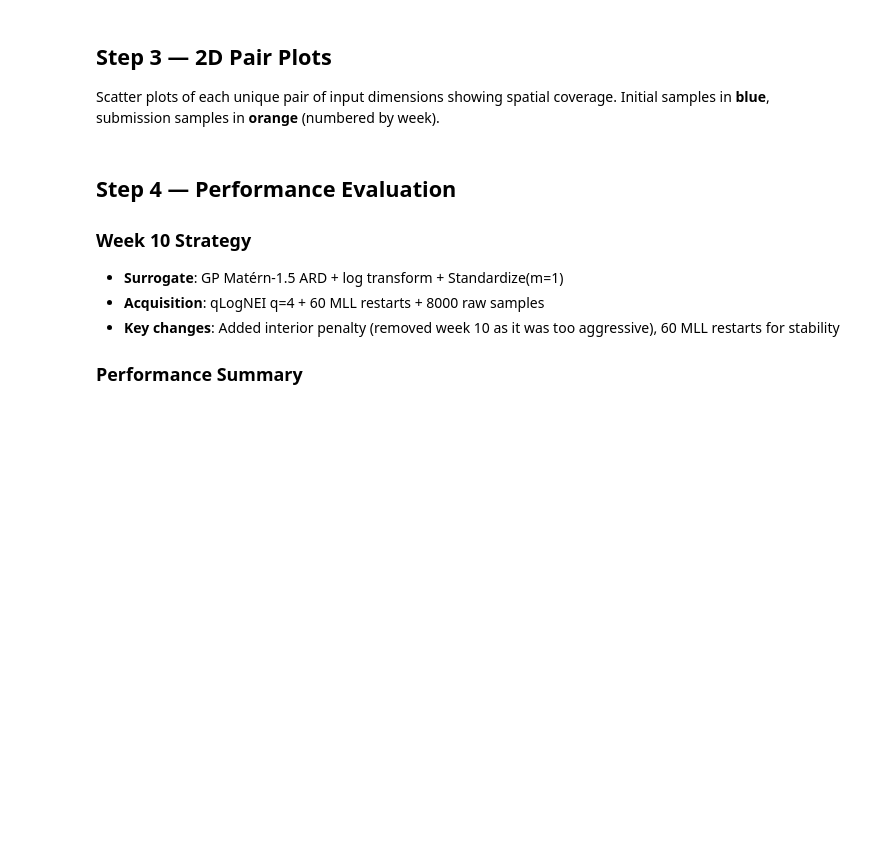
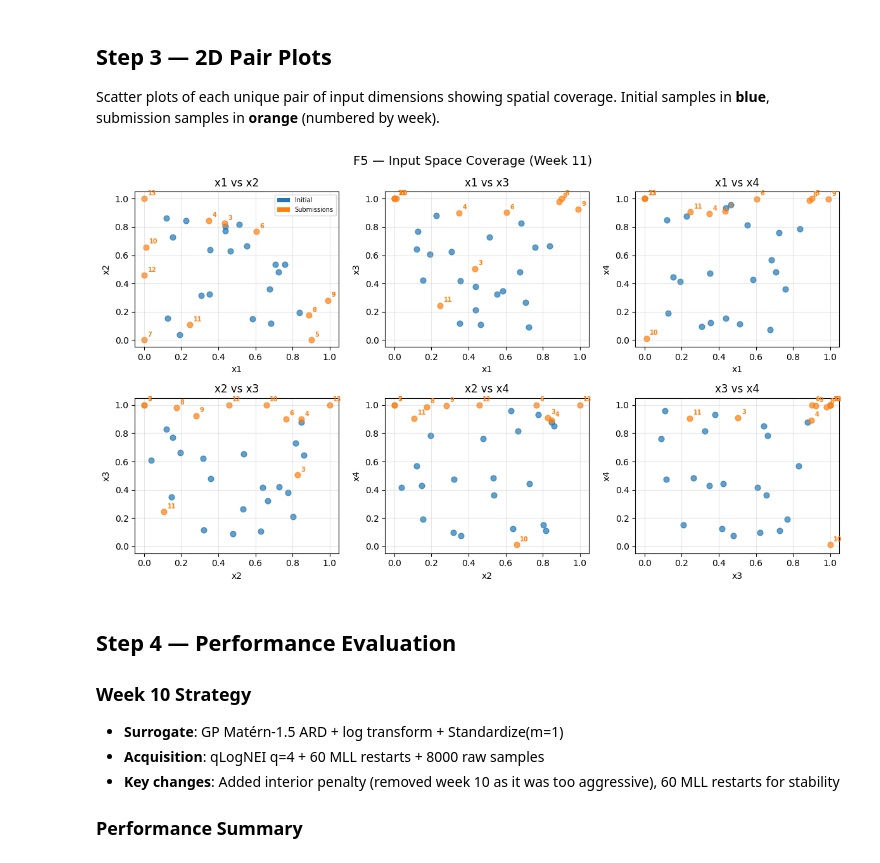
Before and after one commit to brucediesel/capstone-sdd, a Jupyter notebook: functions/f5/f5 - week 11.ipynb, the cells around one changed output. Drawn from its saved outputs; the diff is of its cells as text; code cells hidden in the pictures; blank space fills up the shorter version.

```diff
--- a/functions/f5/f5 - week 11.ipynb
+++ b/functions/f5/f5 - week 11.ipynb
@@ -78,70 +98,53 @@ plt.show()
 
 Scatter plots of each unique pair of input dimensions showing spatial coverage. Initial samples in **blue**, submission samples in **orange** (numbered by week).
 # %%
-# Generate all unique pairs of input dimensions
 pairs = list(combinations(range(N_DIMS), 2))
 n_pairs = len(pairs)
 
-# Find the overall best output
-best_idx = np.argmax(outputs)
+n_cols = min(n_pairs, 3) if n_pairs <= 6 else min(n_pairs, 5)
+n_rows = math.ceil(n_pairs / n_cols)
+fig_width = n_cols * 4
+fig_height = n_rows * 3.5
 
-if n_pairs == 0:
-    print('Only 1 dimension — no pair plots to display.')
-else:
-    # Grid layout
-    n_cols = min(n_pairs, 3) if n_pairs <= 6 else min(n_pairs, 5) if n_pairs <= 15 else 7
-    n_rows = math.ceil(n_pairs / n_cols)
-    fig_width = n_cols * 4
-    fig_height = n_rows * 3.5
+fig, axes = plt.subplots(n_rows, n_cols, figsize=(fig_width, fig_height),
+                         squeeze=False)
 
-    fig, axes = plt.subplots(n_rows, n_cols, figsize=(fig_width, fig_height),
-                             squeeze=False)
+for idx, (di, dj) in enumerate(pairs):
+    row, col = divmod(idx, n_cols)
+    ax = axes[row][col]
 
-    for idx, (di, dj) in enumerate(pairs):
-        row, col = divmod(idx, n_cols)
-        ax = axes[row][col]
+    ax.scatter(inputs[:N_INITIAL, di], inputs[:N_INITIAL, dj],
+               c='tab:blue', marker='o', s=40, alpha=0.7, label='Initial')
 
-        # Initial samples — blue, unmarked
-        ax.scatter(inputs[:N_INITIAL, di], inputs[:N_INITIAL, dj],
-                   c='tab:blue', marker='o', s=40, alpha=0.7, label='Initial')
+    for k in range(N_INITIAL, n_total):
+        week_num = k - N_INITIAL + 3
+        ax.scatter(inputs[k, di], inputs[k, dj],
+                   c='tab:orange', marker='o', s=40, alpha=0.7)
+        ax.annotate(str(week_num), (inputs[k, di], inputs[k, dj]),
+                    textcoords='offset points', xytext=(4, 4),
+                    fontsize=7, color='tab:orange', fontweight='bold')
 
-        # Submission samples — orange, numbered by week
-        for k in range(N_INITIAL, n_total):
-            week_num = k - N_INITIAL + 3  # Weeks start at 3
-            ax.scatter(inputs[k, di], inputs[k, dj],
-                       c='tab:orange', marker='o', s=40, alpha=0.7)
-            ax.annotate(str(week_num), (inputs[k, di], inputs[k, dj]),
-                        textcoords='offset points', xytext=(4, 4),
-                        fontsize=7, color='tab:orange', fontweight='bold')
+    ax.set_xlabel(f'x{di+1}')
+    ax.set_ylabel(f'x{dj+1}')
+    ax.set_xlim(-0.05, 1.05)
+    ax.set_ylim(-0.05, 1.05)
+    ax.set_title(f'x{di+1} vs x{dj+1}')
+    ax.grid(True, alpha=0.3)
 
-        # Best output — green star
-        ax.scatter(inputs[best_idx, di], inputs[best_idx, dj],
-                   c='green', marker='*', s=500, zorder=5, label='Best')
+from matplotlib.patches import Patch
+legend_elements = [Patch(facecolor='tab:blue', label='Initial'),
+                   Patch(facecolor='tab:orange', label='Submissions')]
+axes[0][0].legend(handles=legend_elements, loc='upper right', fontsize=7)
 
-        ax.set_xlabel(f'x{di+1}')
-        ax.set_ylabel(f'x{dj+1}')
-        ax.set_xlim(-0.05, 1.05)
-        ax.set_ylim(-0.05, 1.05)
-        ax.set_title(f'x{di+1} vs x{dj+1}')
-        ax.grid(True, alpha=0.3)
+for idx in range(n_pairs, n_rows * n_cols):
+    row, col = divmod(idx, n_cols)
+    axes[row][col].set_visible(False)
 
-    # Add legend to first subplot
-    from matplotlib.patches import Patch
-    from matplotlib.lines import Line2D
-    legend_elements = [Patch(facecolor='tab:blue', label='Initial'),
-                       Patch(facecolor='tab:orange', label='Submissions'),
-                       Line2D([0], [0], marker='*', color='w', markerfacecolor='green',
-                              markersize=15, label='Best')]
-    axes[0][0].legend(handles=legend_elements, loc='upper right', fontsize=7)
-
-    # Hide empty subplots
-    for idx in range(n_pairs, n_rows * n_cols):
-        row, col = divmod(idx, n_cols)
-        axes[row][col].set_visible(False)
-
-    fig.suptitle(f'F{FUNC_NUM} — Input Space Coverage (Week {WEEK})', fontsize=14)
-    fig.tight_layout()
-    plt.show()
+fig.suptitle(f'F{FUNC_NUM} — Input Space Coverage (Week {WEEK})', fontsize=14)
+fig.tight_layout()
+plt.show()
+# %% [output]
+[figure, added]
 # %% [markdown]
 ## Step 4 — Performance Evaluation
 
```
Also changed, not shown: parts of 5 cells of this notebook, 7 other files.
